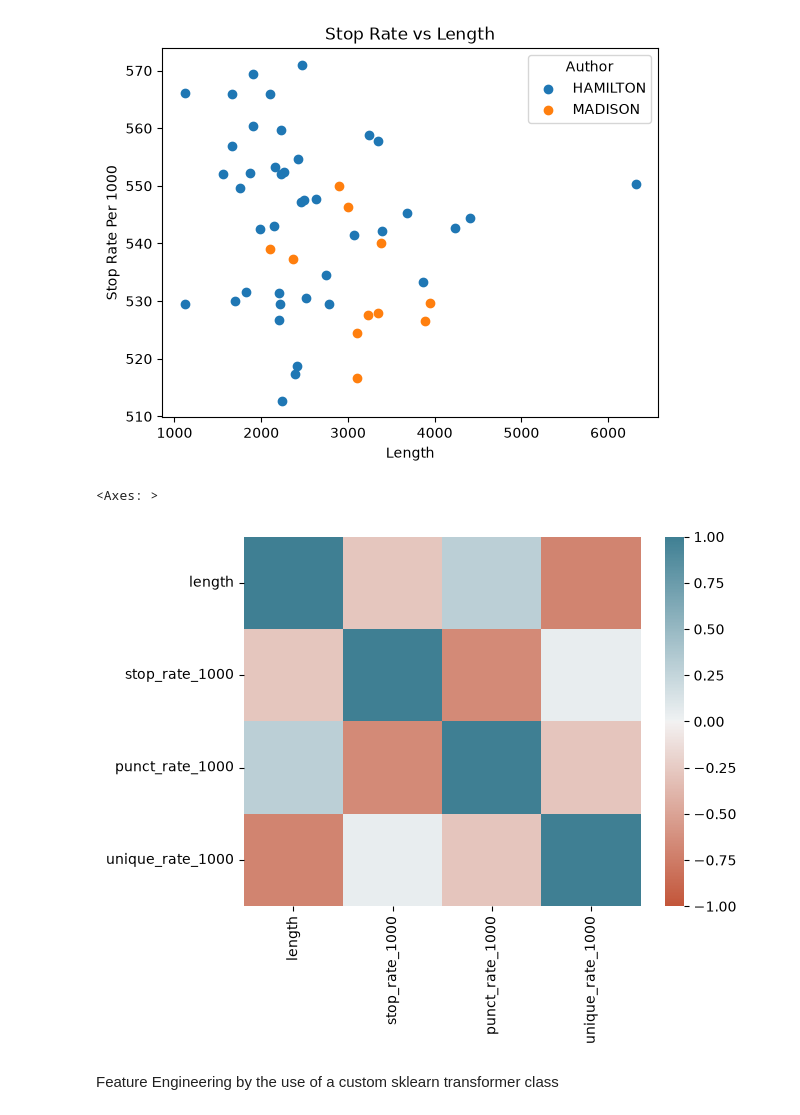
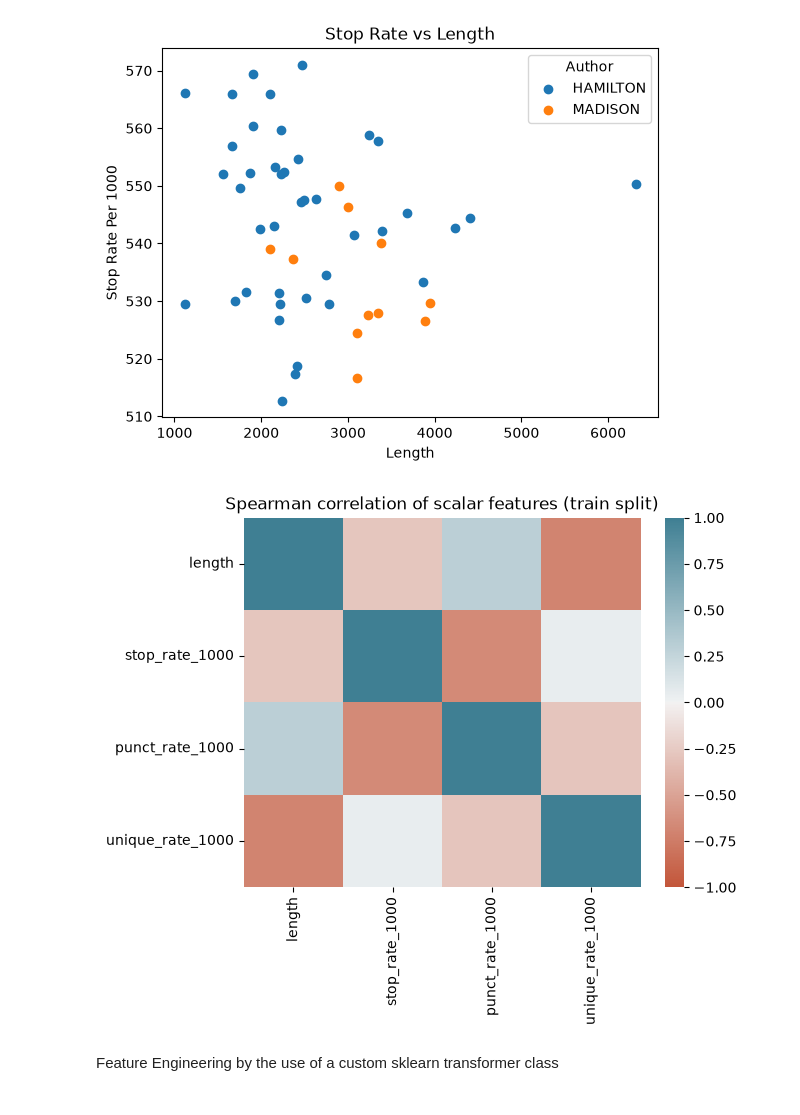
Before and after one commit to kim44321/federalist-papers, a Jupyter notebook: refactored_main.ipynb, the cells around one changed output. Cells and saved outputs as stored; diff of their text form; code cells hidden in the pictures.

Commit message:
readme improved and some figure were saved to be displayed on readme

```diff
--- a/refactored_main.ipynb
+++ b/refactored_main.ipynb
@@ -350,12 +350,15 @@ plt.show()
 # %% [output]
 [figure]
 # %%
-
+Path('figures').mkdir(exist_ok=True)
+fig, ax = plt.subplots()
 scalar_corr = scalar_block[['length', 'stop_rate_1000', 'punct_rate_1000', 'unique_rate_1000']].corr(method='spearman', numeric_only=True)
 sns.heatmap(scalar_corr, vmin=-1, vmax=1, cmap=sns.diverging_palette(20, 220, as_cmap=True))
+ax.set_title('Spearman correlation of scalar features (train split)')
+fig.savefig('figures/scalar_corr_heatmap.png', dpi=150, bbox_inches='tight')
+plt.show()
 # %% [output]
-<Axes: >
-[figure, old version]
+[figure, new version]
 # %% [markdown]
 Feature Engineering by the use of a custom sklearn transformer class
 # %% [markdown]
```
Also changed, not shown: parts of 1 cell of this notebook, 2 other files.
